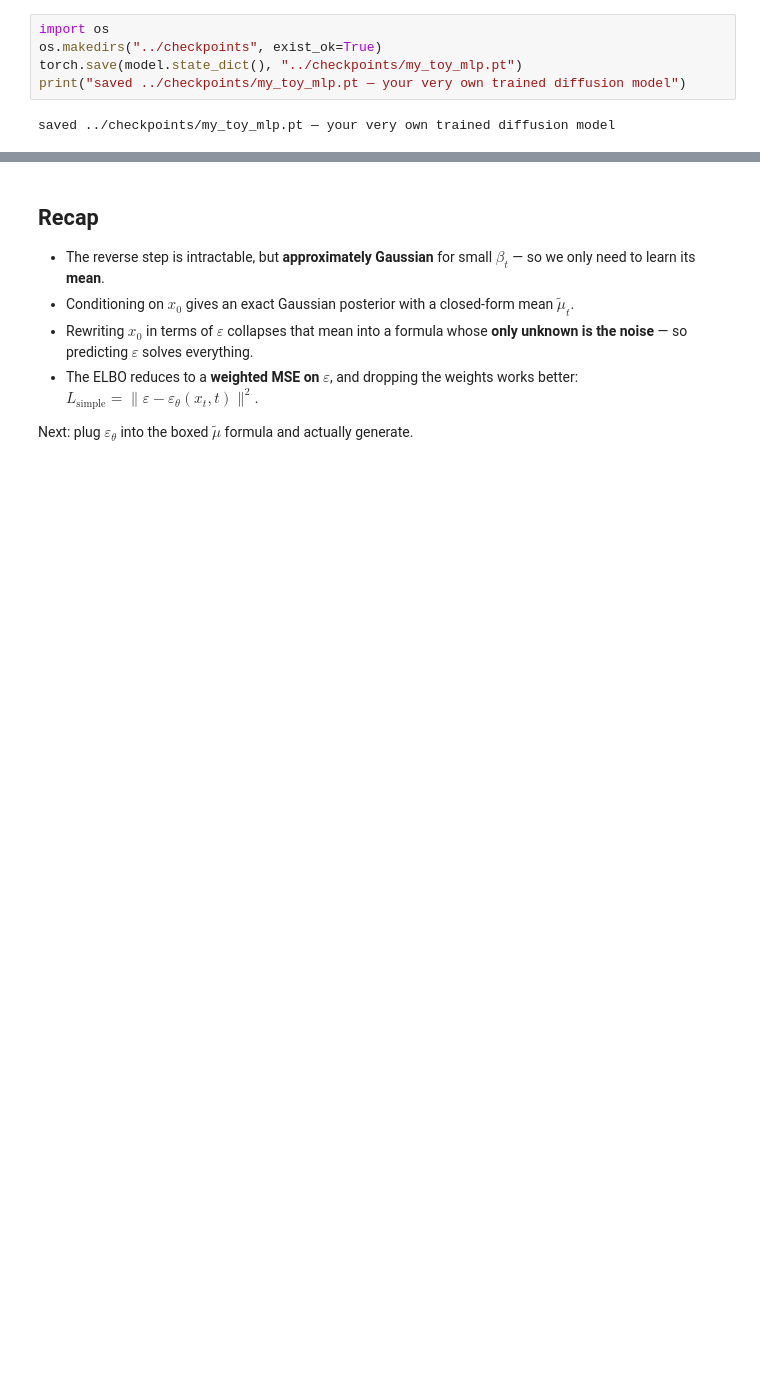
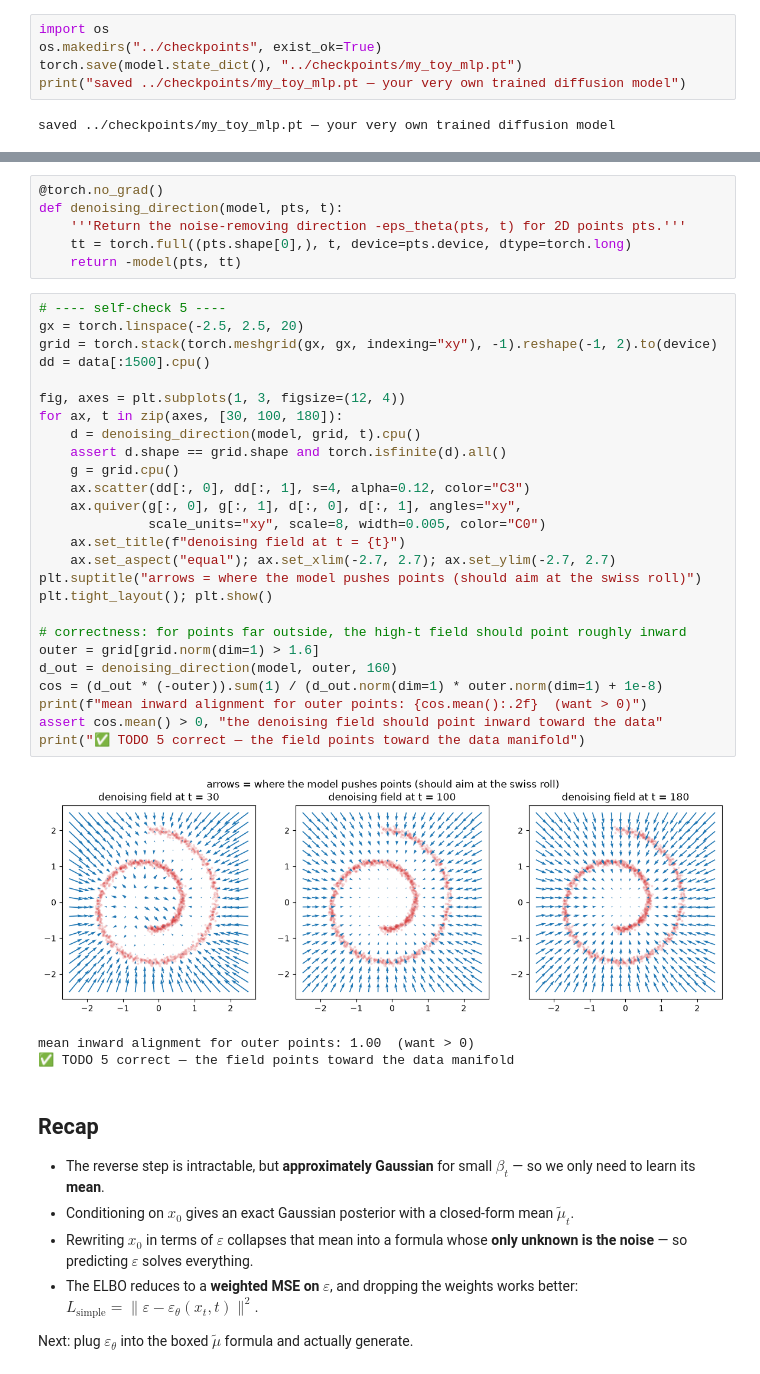
Before and after one commit to maksiksay/nanoDiffusion, a Jupyter notebook: solutions/notebooks/02_reverse_and_loss.ipynb, the cells around one changed output, grey strips where cells are left out. Cells and saved outputs as stored; diff of their text form; blank space fills up the shorter version.

```diff
--- a/solutions/notebooks/02_reverse_and_loss.ipynb
+++ b/solutions/notebooks/02_reverse_and_loss.ipynb
@@ -503,3 +545,39 @@ saved ../checkpoints/my_toy_mlp.pt — your very own trained diffusion model
+# %%
+@torch.no_grad()
+def denoising_direction(model, pts, t):
+    '''Return the noise-removing direction -eps_theta(pts, t) for 2D points pts.'''
+    tt = torch.full((pts.shape[0],), t, device=pts.device, dtype=torch.long)
+    return -model(pts, tt)
+# %%
+# ---- self-check 5 ----
+gx = torch.linspace(-2.5, 2.5, 20)
+grid = torch.stack(torch.meshgrid(gx, gx, indexing="xy"), -1).reshape(-1, 2).to(device)
+dd = data[:1500].cpu()
+
+fig, axes = plt.subplots(1, 3, figsize=(12, 4))
+for ax, t in zip(axes, [30, 100, 180]):
+    d = denoising_direction(model, grid, t).cpu()
+    assert d.shape == grid.shape and torch.isfinite(d).all()
+    g = grid.cpu()
+    ax.scatter(dd[:, 0], dd[:, 1], s=4, alpha=0.12, color="C3")
+    ax.quiver(g[:, 0], g[:, 1], d[:, 0], d[:, 1], angles="xy",
+              scale_units="xy", scale=8, width=0.005, color="C0")
+    ax.set_title(f"denoising field at t = {t}")
+    ax.set_aspect("equal"); ax.set_xlim(-2.7, 2.7); ax.set_ylim(-2.7, 2.7)
+plt.suptitle("arrows = where the model pushes points (should aim at the swiss roll)")
+plt.tight_layout(); plt.show()
+
+# correctness: for points far outside, the high-t field should point roughly inward
+outer = grid[grid.norm(dim=1) > 1.6]
+d_out = denoising_direction(model, outer, 160)
+cos = (d_out * (-outer)).sum(1) / (d_out.norm(dim=1) * outer.norm(dim=1) + 1e-8)
+print(f"mean inward alignment for outer points: {cos.mean():.2f}  (want > 0)")
+assert cos.mean() > 0, "the denoising field should point inward toward the data"
+print("✅ TODO 5 correct — the field points toward the data manifold")
+# %% [output]
+[figure, added]
+mean inward alignment for outer points: 1.00  (want > 0)
+✅ TODO 5 correct — the field points toward the data manifold
 # %% [markdown]
 ## Recap
 
```
Also changed, not shown: parts of 6 cells of this notebook, 1 other file.
